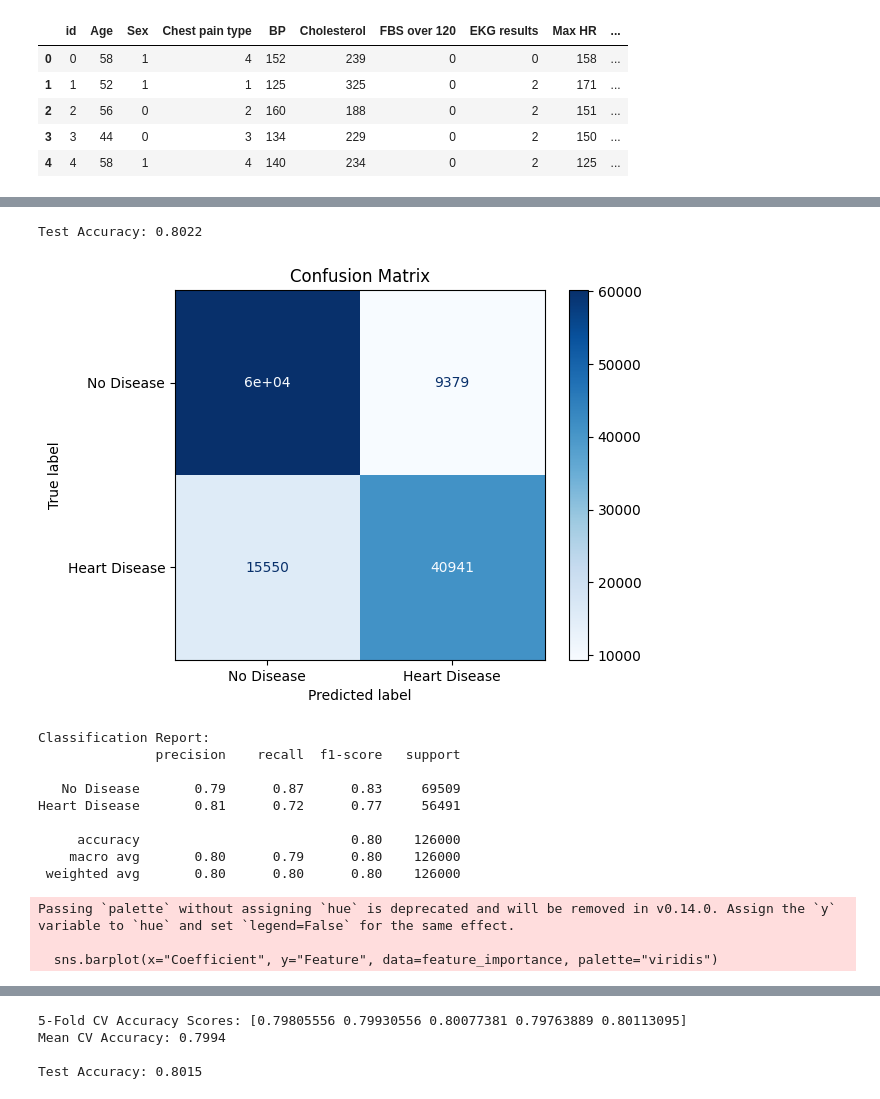
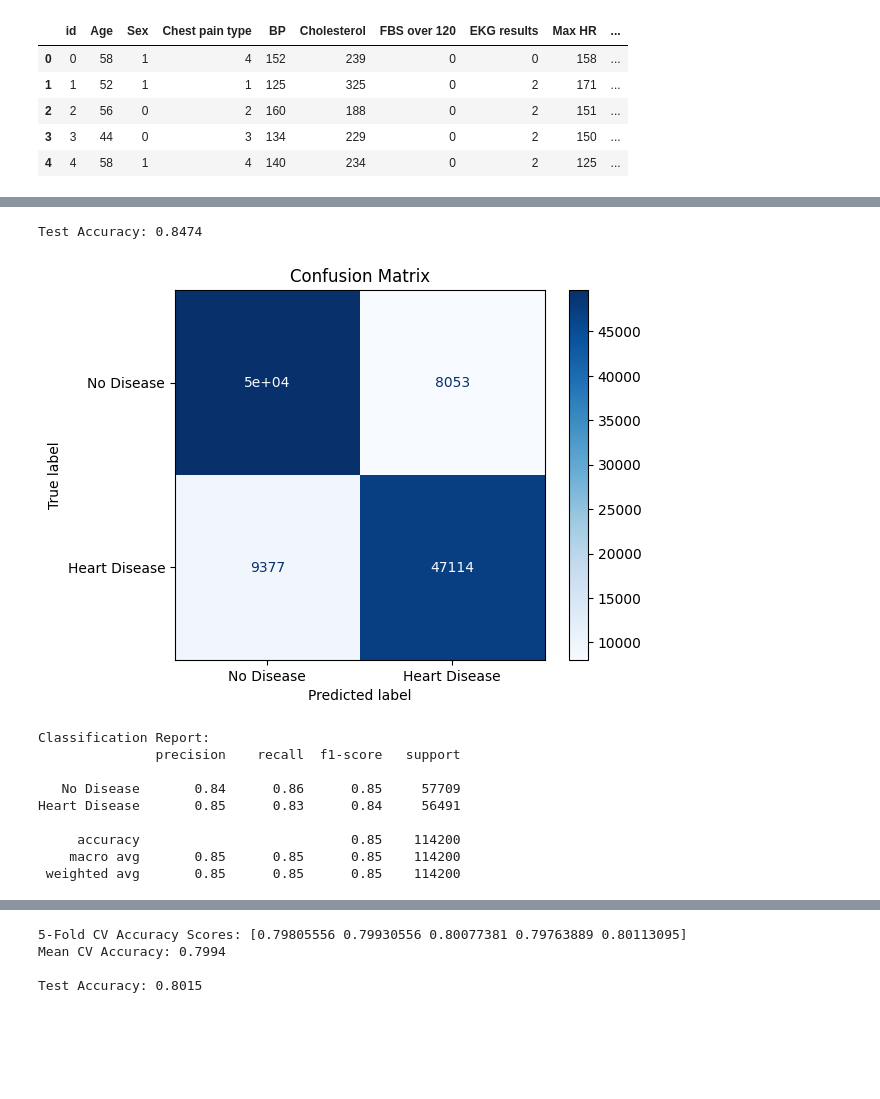
Before and after one commit to kirmanioussema12/Heart-Disease, a Jupyter notebook: Prediction.ipynb, the cells around one changed output, grey strips where cells are left out. Cells and saved outputs as stored; diff of their text form; code cells hidden in the pictures; blank space fills up the shorter version.

Commit message:
adjusting the prediction notebook

```diff
--- a/Prediction.ipynb
+++ b/Prediction.ipynb
@@ -19,3 +19,9 @@ df.head()
 | 2 | 2 | 56 | 0 | 2 | 160 | 188 | 0 | 2 | 151 | ... |
 | 3 | 3 | 44 | 0 | 3 | 134 | 229 | 0 | 2 | 150 | ... |
 | 4 | 4 | 58 | 1 | 4 | 140 | 234 | 0 | 2 | 125 | ... |
+# %%
+#we are going to drop around 7K samples with label 0 in order to balance the dataset .
+rows_with_0 = df[df["Heart Disease"] == 0]
+rows_to_drop = rows_with_0.sample(9000, random_state=42)  # random 7000
+df = df.drop(rows_to_drop.index)
+df["Heart Disease"].value_counts()
@@ -22,6 +33,6 @@ df.head()
 # %%
 # Define features and target variable ,we'll use only numerical features for simplicity and the most correlated ones with our target variable
-numerical_features = ["Number of vessels fluro", "ST depression", "Age", "Cholesterol", "BP", "Max HR"]
+numerical_features = ["Number of vessels fluro", "ST depression", "Age", "Cholesterol", "BP", "Max HR","Thallium"]
 X = df[numerical_features]
 y = df["Heart Disease"]
 # %%
@@ -50,51 +61,39 @@ from sklearn.metrics import (
     ConfusionMatrixDisplay
 )
 # %%
-# 4️⃣ Train Logistic Regression
-model = LogisticRegression(random_state=42)
+from sklearn.linear_model import LogisticRegression
+
+# Logistic Regression with balanced class weights
+model = LogisticRegression(random_state=42, class_weight="balanced")
 model.fit(X_train_scaled, y_train)
 
-# 5️⃣ Predict on test set
+# Predict
 y_pred = model.predict(X_test_scaled)
-y_prob = model.predict_proba(X_test_scaled)[:,1]  # probability for positive class
+y_prob = model.predict_proba(X_test_scaled)[:,1]
 
 # 6️⃣ Evaluate Accuracy
 acc = accuracy_score(y_test, y_pred)
 print(f"Test Accuracy: {acc:.4f}")
 
 # 7️⃣ Confusion Matrix
 cm = confusion_matrix(y_test, y_pred)
 disp = ConfusionMatrixDisplay(confusion_matrix=cm, display_labels=["No Disease", "Heart Disease"])
 disp.plot(cmap="Blues")
 plt.title("Confusion Matrix")
 plt.show()
 
 # 8️⃣ Classification Report (Precision, Recall, F1)
 print("Classification Report:")
 print(classification_report(y_test, y_pred, target_names=["No Disease", "Heart Disease"]))
-
-# 9️⃣ Optional: Feature Importance (coefficients)
-feature_importance = pd.DataFrame({
-    "Feature": numerical_features,
-    "Coefficient": model.coef_[0]
-}).sort_values(by="Coefficient", key=abs, ascending=False)
-
-plt.figure(figsize=(8,5))
-sns.barplot(x="Coefficient", y="Feature", data=feature_importance, palette="viridis")
-plt.title("Feature Importance (Logistic Regression Coefficients)")
-plt.show()
 # %% [output]
-Test Accuracy: 0.8022
+Test Accuracy: 0.8474
-[figure, old version]
+[figure, new version]
 Classification Report:
                precision    recall  f1-score   support
 
-   No Disease       0.79      0.87      0.83     69509
-Heart Disease       0.81      0.72      0.77     56491
+   No Disease       0.84      0.86      0.85     57709
+Heart Disease       0.85      0.83      0.84     56491
 
-     accuracy                           0.80    126000
-    macro avg       0.80      0.79      0.80    126000
- weighted avg       0.80      0.80      0.80    126000
+     accuracy                           0.85    114200
+    macro avg       0.85      0.85      0.85    114200
+ weighted avg       0.85      0.85      0.85    114200
-Passing `palette` without assigning `hue` is deprecated and will be removed in v0.14.0. Assign the `y` variable to `hue` and set `legend=False` for the same effect.
-
-  sns.barplot(x="Coefficient", y="Feature", data=feature_importance, palette="viridis")
```
Also changed, not shown: parts of 12 cells of this notebook.
